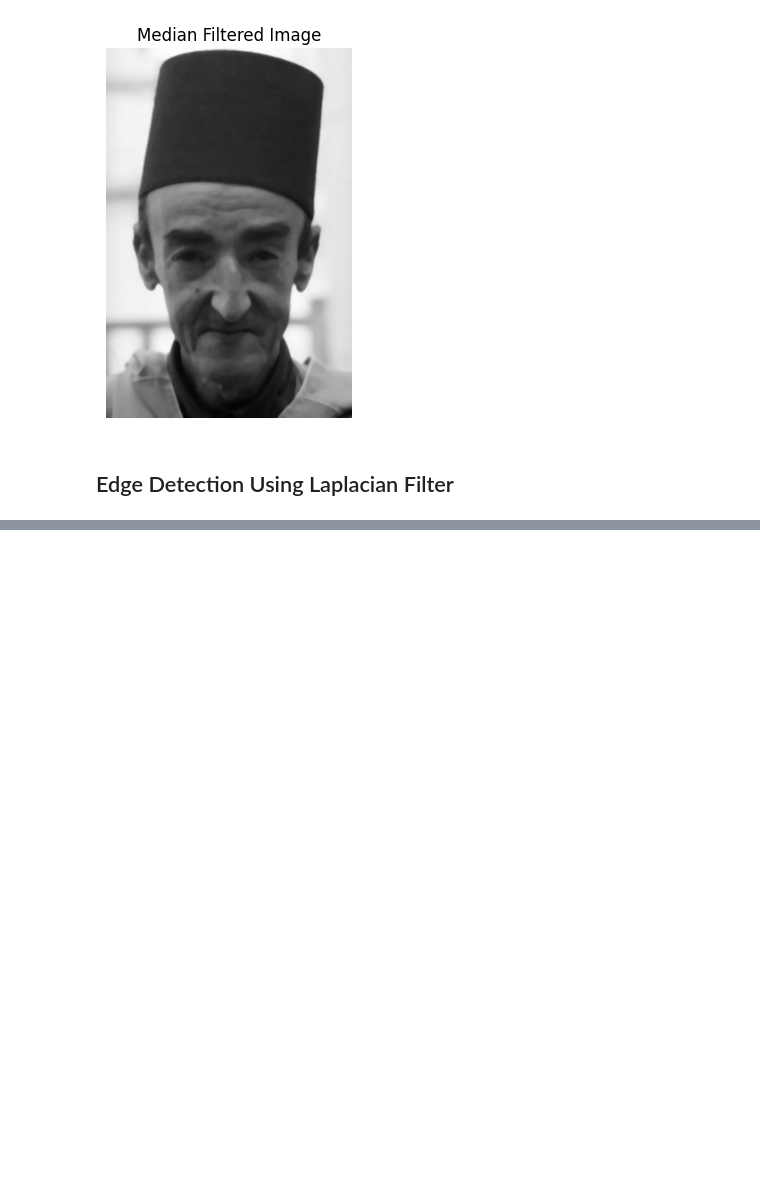
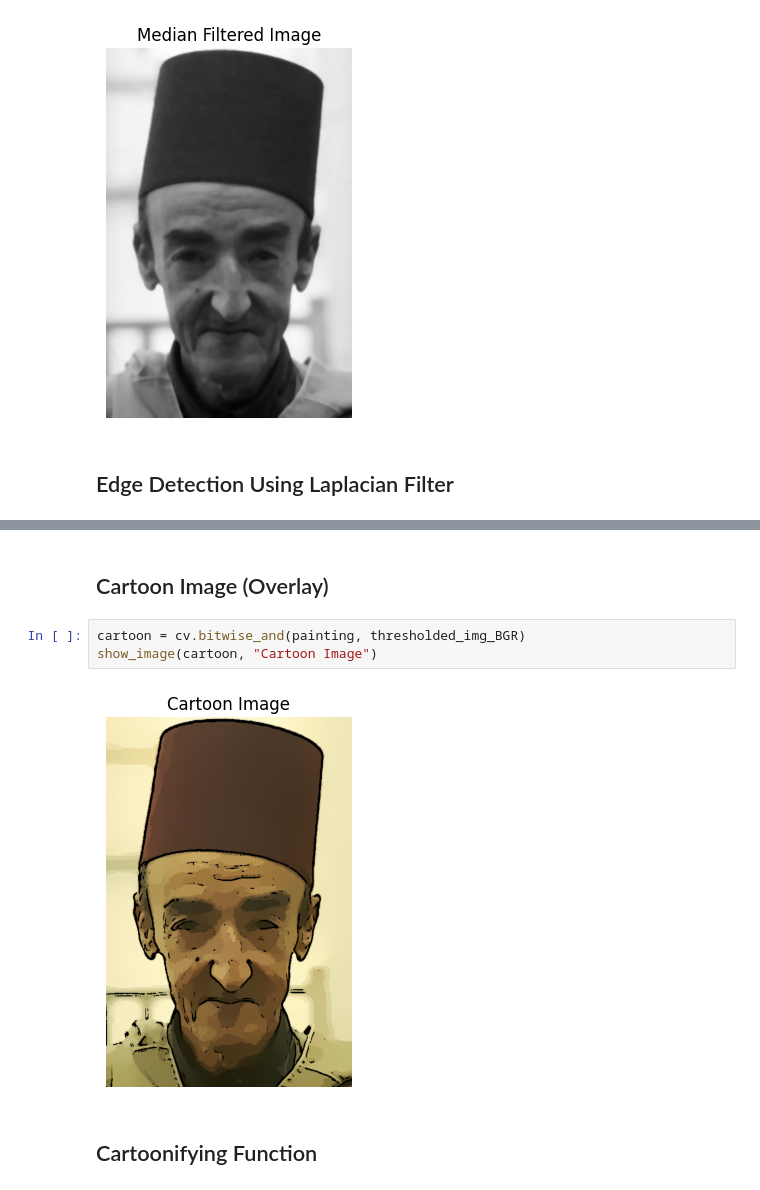
Before and after one commit to YoussefAboelwafa/Computer_Vision_Tasks, a Jupyter notebook: asg1/Cartoonifying.ipynb, the cells around one changed output, grey strips where cells are left out. Drawn from its saved outputs; the diff is of its cells as text; blank space fills up the shorter version.

```diff
--- a/asg1/Cartoonifying.ipynb
+++ b/asg1/Cartoonifying.ipynb
@@ -33,0 +53,9 @@ show_image(laplacian, 'Laplacian Image')
+# %% [markdown]
+## Cartoon Image (Overlay)
+# %%
+cartoon = cv.bitwise_and(painting, thresholded_img_BGR)
+show_image(cartoon, "Cartoon Image")
+# %% [output]
+[figure, added]
+# %% [markdown]
+## Cartoonifying Function
```
Also changed, not shown: parts of 12 cells of this notebook.
